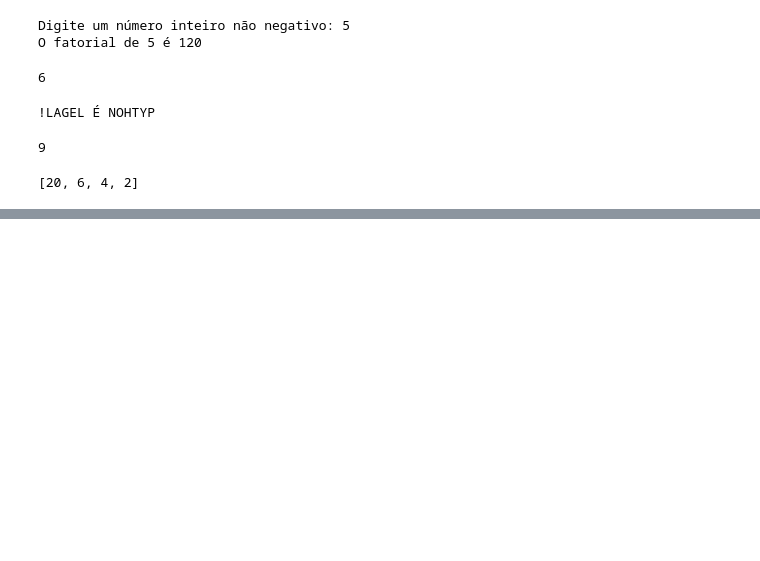
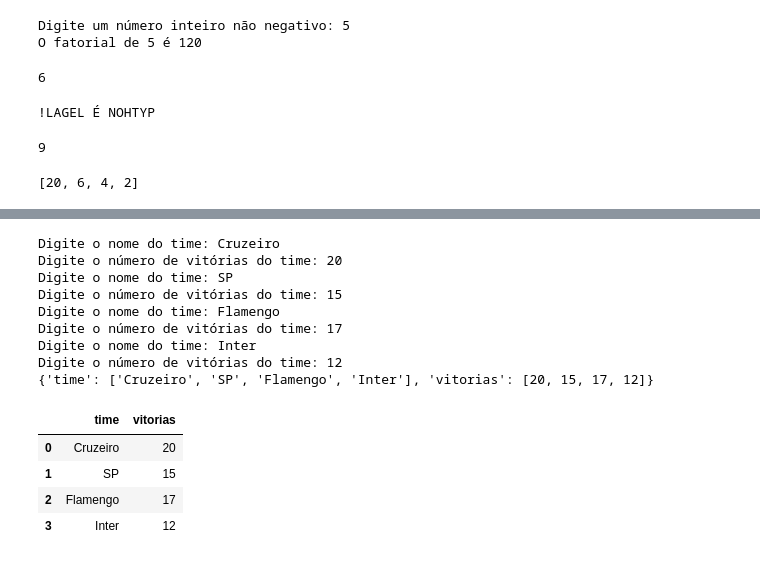
Before and after one commit to MatheusFVieira/Computational_Thinking_with_Python, a Jupyter notebook: Aula_13/Aula_13.ipynb, the cells around one changed output, grey strips where cells are left out. Saved outputs shown, nothing was run; the diff lists cells and outputs as text; code cells hidden in the pictures; blank space fills up the shorter version.

```diff
--- a/Aula_13/Aula_13.ipynb
+++ b/Aula_13/Aula_13.ipynb
@@ -74,0 +104,35 @@ print(fu1(lista))
+# %%
+# Estrutura de repetição com dicionários
+
+times = {
+    'time': [],
+    'vitorias': []
+}
+
+for i in range(4):
+  time = input("Digite o nome do time: ")
+  vitorias = int(input("Digite o número de vitórias do time: "))
+
+  times['time'].append(time)
+  times['vitorias'].append(vitorias)
+
+print(times)
+
+df1 = pd.DataFrame(times)
+
+df1
+# %% [output]
+Digite o nome do time: Cruzeiro
+Digite o número de vitórias do time: 20
+Digite o nome do time: SP
+Digite o número de vitórias do time: 15
+Digite o nome do time: Flamengo
+Digite o número de vitórias do time: 17
+Digite o nome do time: Inter
+Digite o número de vitórias do time: 12
+{'time': ['Cruzeiro', 'SP', 'Flamengo', 'Inter'], 'vitorias': [20, 15, 17, 12]}
+|  | time | vitorias |
+| 0 | Cruzeiro | 20 |
+| 1 | SP | 15 |
+| 2 | Flamengo | 17 |
+| 3 | Inter | 12 |
```
Also changed, not shown: parts of 3 cells of this notebook.
